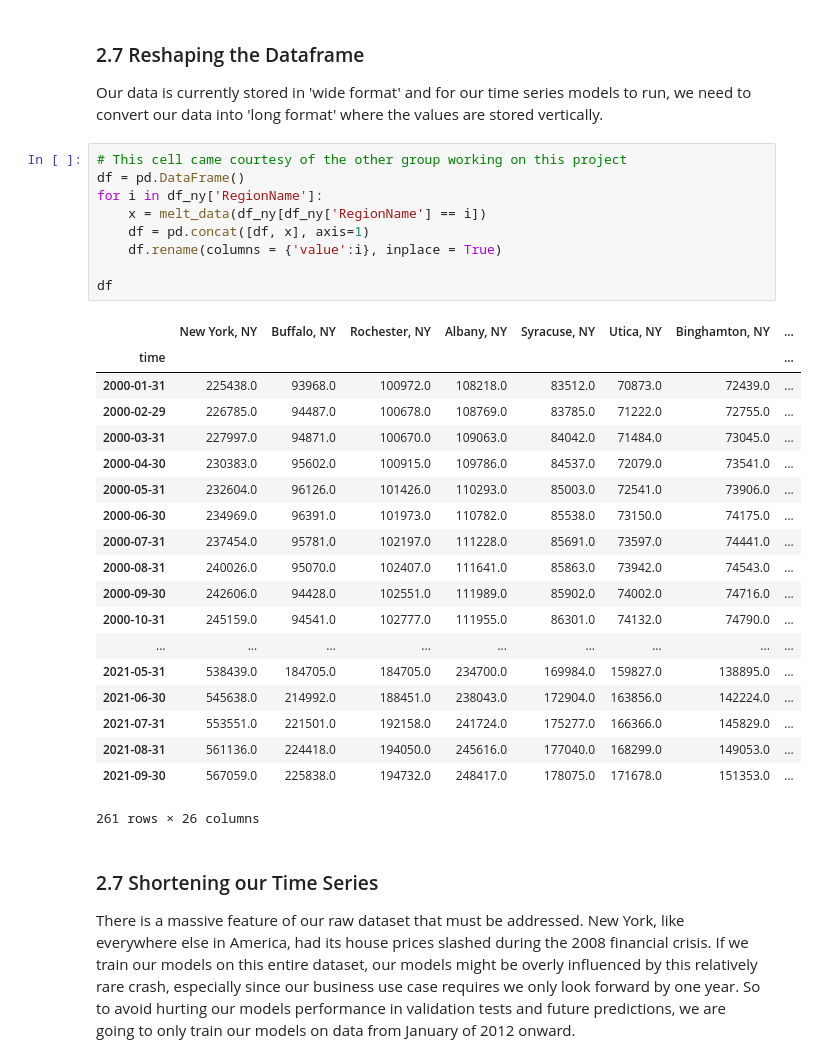
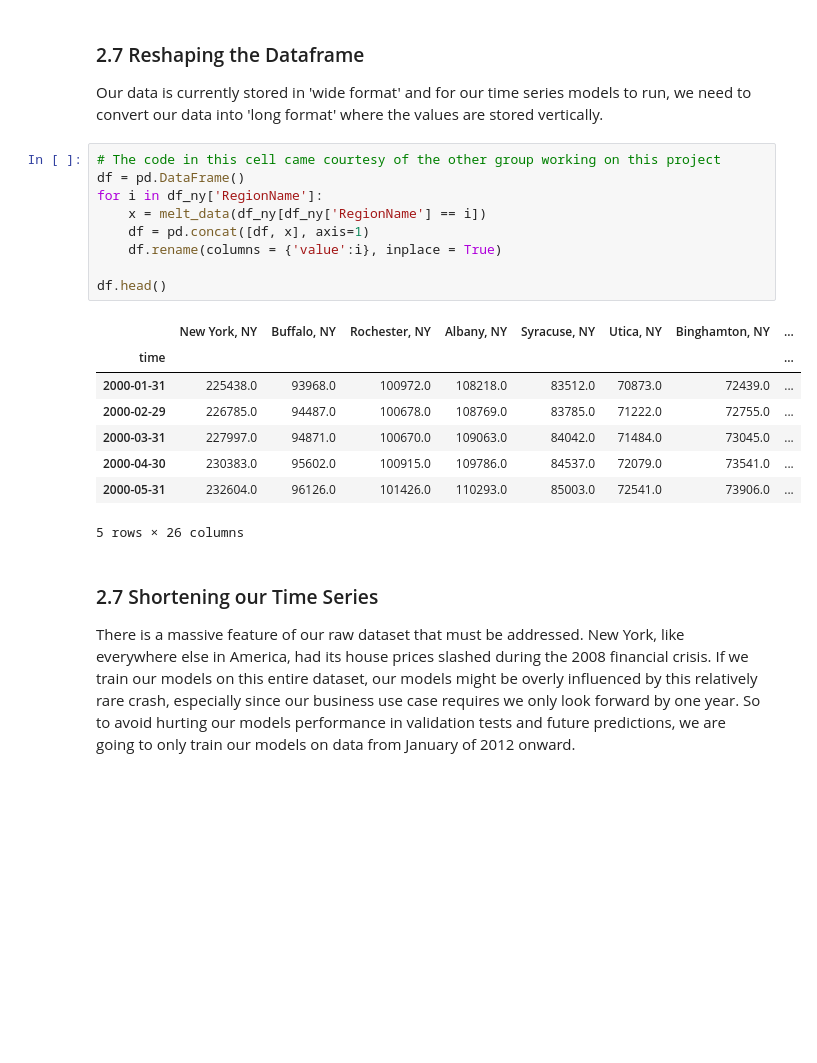
Before and after one commit to MellissaValle/Zillow_Real_Estate_Time_Series_analysis, a Jupyter notebook: Aidan/Aidan's Notebook.ipynb, the cells around one changed output. Cells and saved outputs as stored; diff of their text form; blank space fills up the shorter version.

```diff
--- a/Aidan/Aidan's Notebook.ipynb
+++ b/Aidan/Aidan's Notebook.ipynb
@@ -175,34 +175,23 @@ df_ny.head()
 
 Our data is currently stored in 'wide format' and for our time series models to run, we need to convert our data into 'long format' where the values are stored vertically.
 # %%
-# This cell came courtesy of the other group working on this project
+# The code in this cell came courtesy of the other group working on this project
 df = pd.DataFrame()
 for i in df_ny['RegionName']:
     x = melt_data(df_ny[df_ny['RegionName'] == i])
     df = pd.concat([df, x], axis=1)
     df.rename(columns = {'value':i}, inplace = True)
 
-df
+df.head()
 # %% [output]
 |  | New York, NY | Buffalo, NY | Rochester, NY | Albany, NY | Syracuse, NY | Utica, NY | Binghamton, NY | ... |
 | time |  |  |  |  |  |  |  | ... |
 | 2000-01-31 | 225438.0 | 93968.0 | 100972.0 | 108218.0 | 83512.0 | 70873.0 | 72439.0 | ... |
 | 2000-02-29 | 226785.0 | 94487.0 | 100678.0 | 108769.0 | 83785.0 | 71222.0 | 72755.0 | ... |
 | 2000-03-31 | 227997.0 | 94871.0 | 100670.0 | 109063.0 | 84042.0 | 71484.0 | 73045.0 | ... |
 | 2000-04-30 | 230383.0 | 95602.0 | 100915.0 | 109786.0 | 84537.0 | 72079.0 | 73541.0 | ... |
 | 2000-05-31 | 232604.0 | 96126.0 | 101426.0 | 110293.0 | 85003.0 | 72541.0 | 73906.0 | ... |
-| 2000-06-30 | 234969.0 | 96391.0 | 101973.0 | 110782.0 | 85538.0 | 73150.0 | 74175.0 | ... |
-| 2000-07-31 | 237454.0 | 95781.0 | 102197.0 | 111228.0 | 85691.0 | 73597.0 | 74441.0 | ... |
-| 2000-08-31 | 240026.0 | 95070.0 | 102407.0 | 111641.0 | 85863.0 | 73942.0 | 74543.0 | ... |
-| 2000-09-30 | 242606.0 | 94428.0 | 102551.0 | 111989.0 | 85902.0 | 74002.0 | 74716.0 | ... |
-| 2000-10-31 | 245159.0 | 94541.0 | 102777.0 | 111955.0 | 86301.0 | 74132.0 | 74790.0 | ... |
-| ... | ... | ... | ... | ... | ... | ... | ... | ... |
-| 2021-05-31 | 538439.0 | 184705.0 | 184705.0 | 234700.0 | 169984.0 | 159827.0 | 138895.0 | ... |
-| 2021-06-30 | 545638.0 | 214992.0 | 188451.0 | 238043.0 | 172904.0 | 163856.0 | 142224.0 | ... |
-| 2021-07-31 | 553551.0 | 221501.0 | 192158.0 | 241724.0 | 175277.0 | 166366.0 | 145829.0 | ... |
-| 2021-08-31 | 561136.0 | 224418.0 | 194050.0 | 245616.0 | 177040.0 | 168299.0 | 149053.0 | ... |
-| 2021-09-30 | 567059.0 | 225838.0 | 194732.0 | 248417.0 | 178075.0 | 171678.0 | 151353.0 | ... |
-261 rows × 26 columns
+5 rows × 26 columns
 # %% [markdown]
 ### 2.7 Shortening our Time Series
 
```
Also changed, not shown: parts of 12 cells of this notebook.
